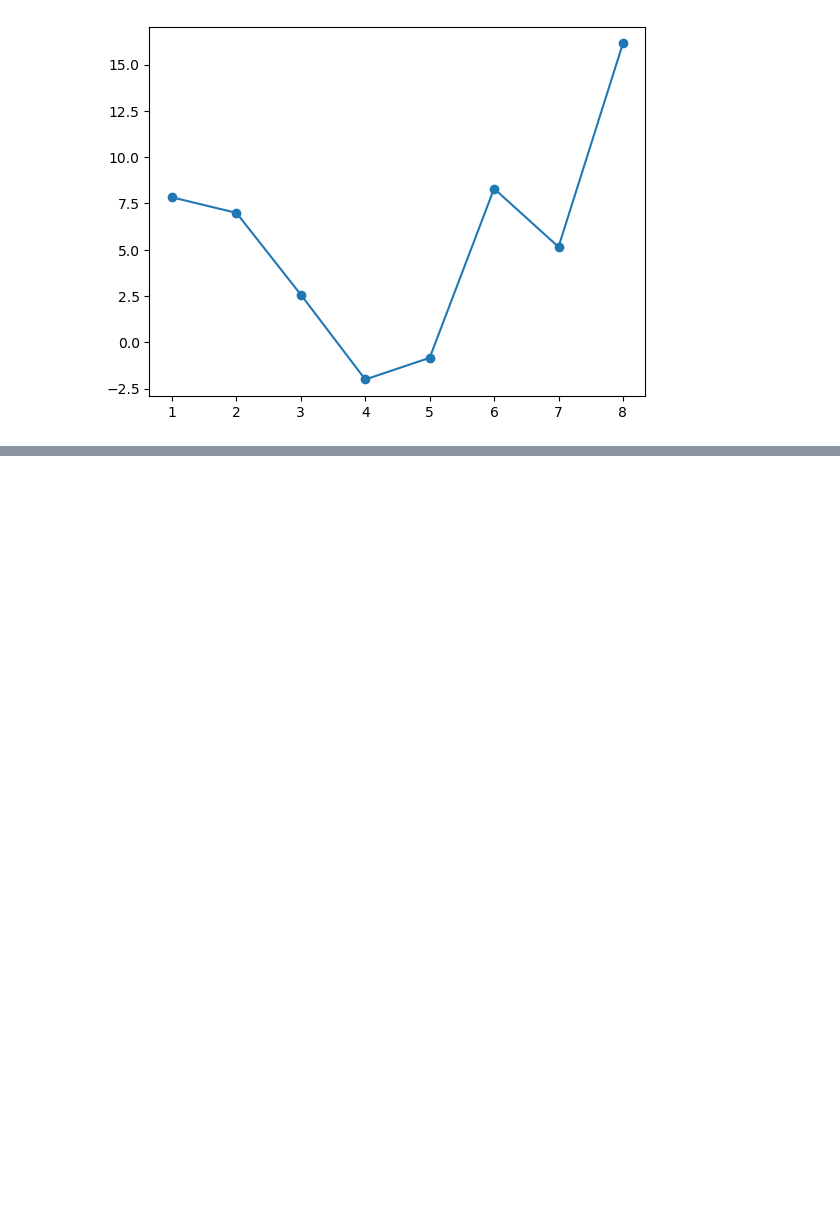
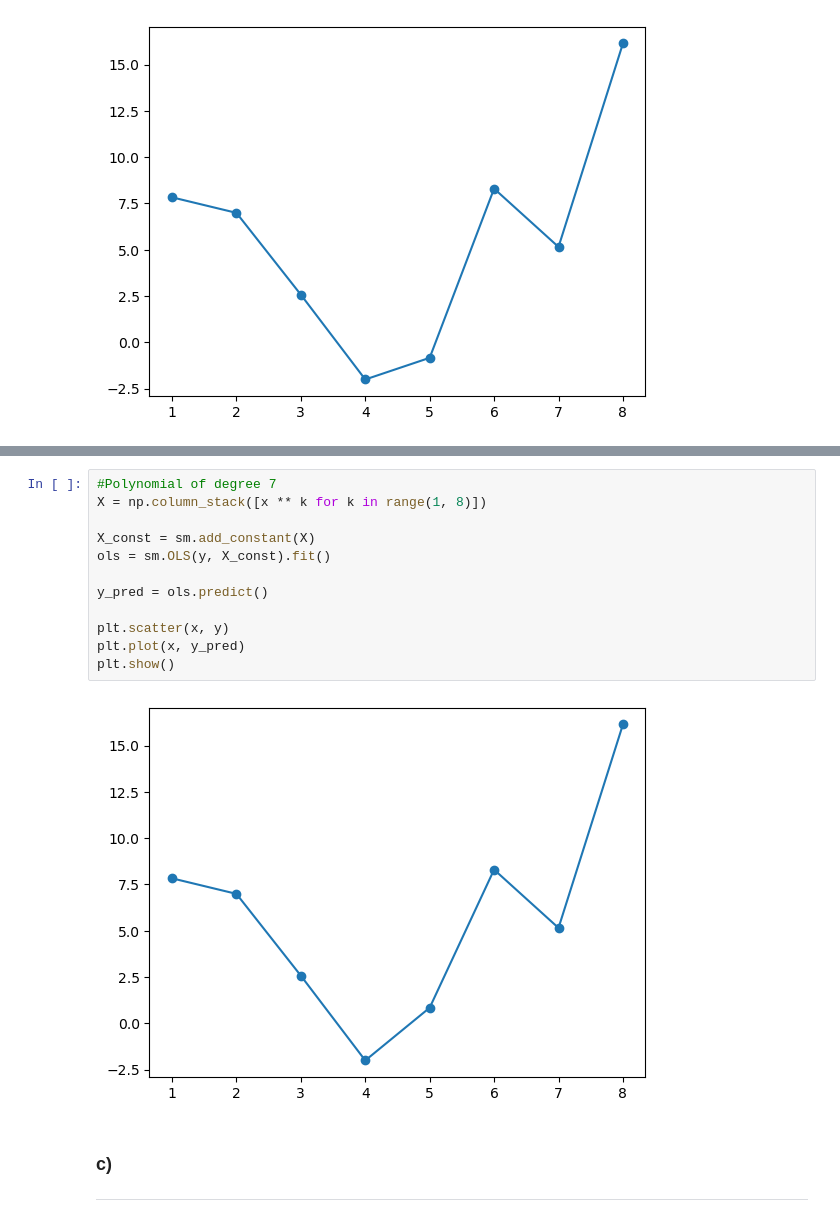
Before and after one commit to PeterTveita/BAN404, a Jupyter notebook: Foreleser/Tutorial 3/exercise3.2.ipynb, the cells around one changed output, grey strips where cells are left out. Drawn from its saved outputs; the diff is of its cells as text; blank space fills up the shorter version.

```diff
--- a/Foreleser/Tutorial 3/exercise3.2.ipynb
+++ b/Foreleser/Tutorial 3/exercise3.2.ipynb
@@ -165,0 +199,17 @@ plt.show()
+# %%
+#Polynomial of degree 7
+X = np.column_stack([x ** k for k in range(1, 8)])
+
+X_const = sm.add_constant(X)
+ols = sm.OLS(y, X_const).fit()
+
+y_pred = ols.predict()
+
+plt.scatter(x, y)
+plt.plot(x, y_pred)
+plt.show()
+# %% [output]
+[figure, added]
+# %% [markdown]
+### c)
+***
```
Also changed, not shown: parts of 14 cells of this notebook, 6 other files.
